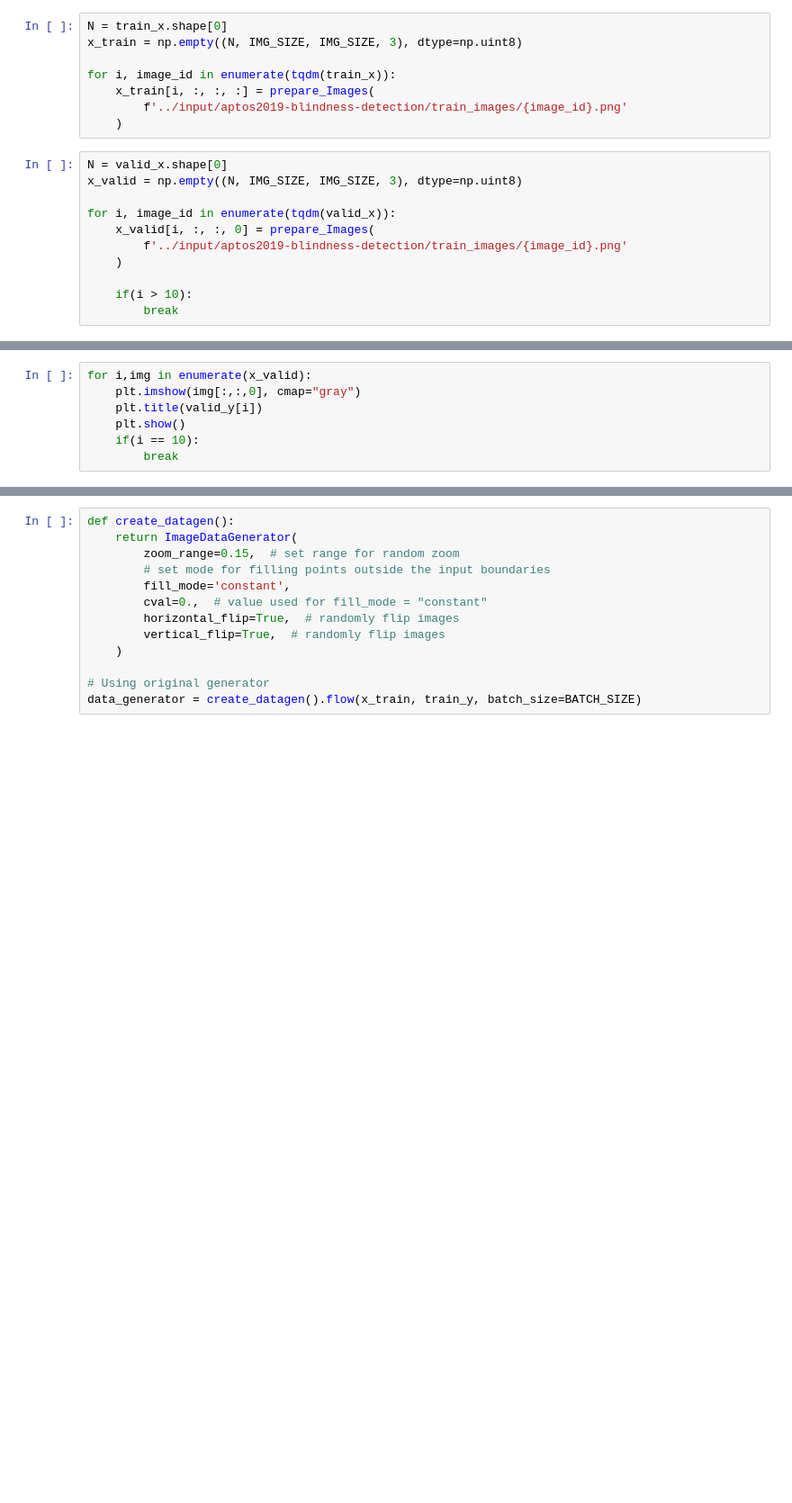
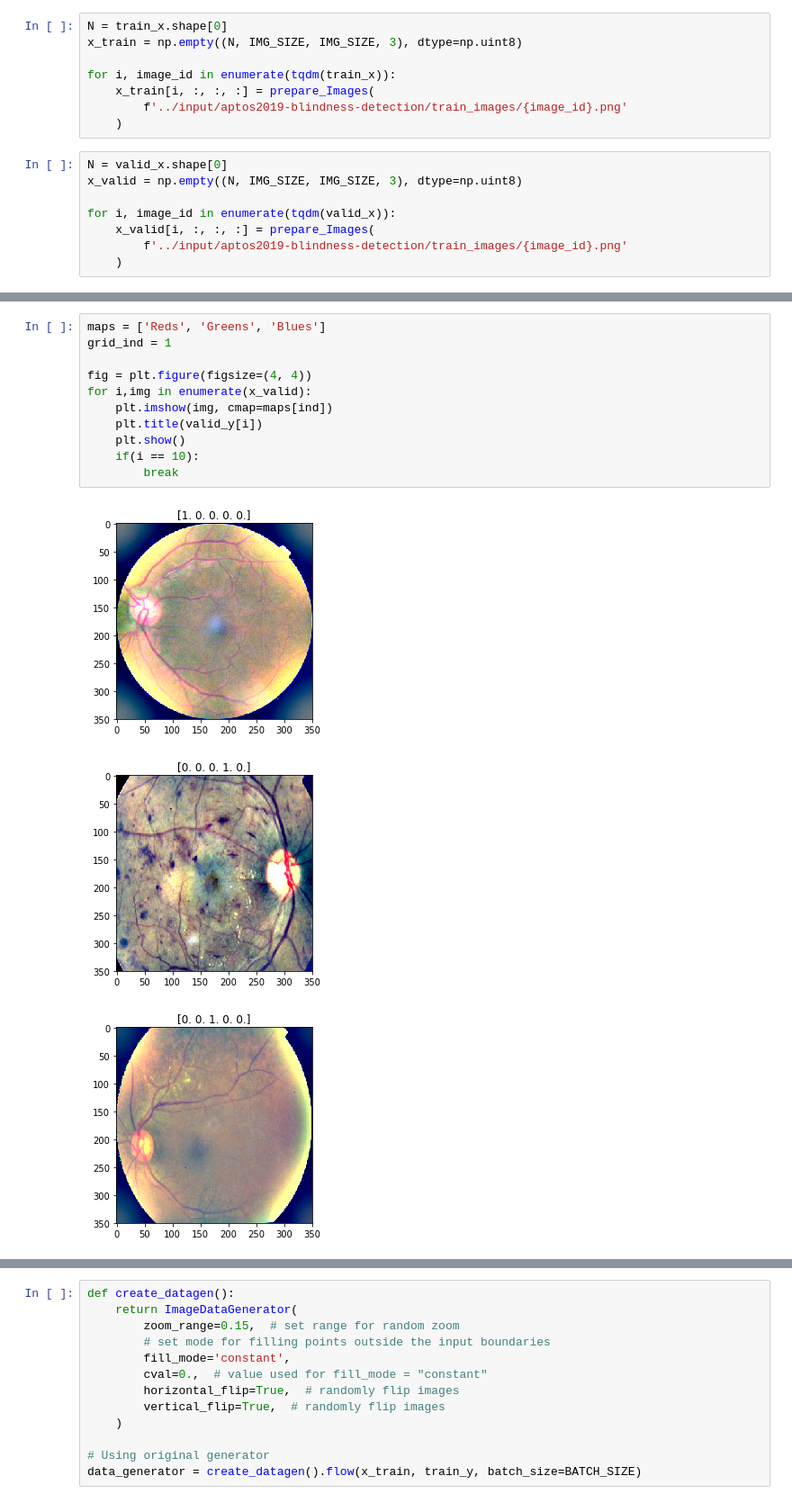
Before and after one commit to manharsharma007/diabetic-retinopathy-detection, a Jupyter notebook: blindness-detection-retinopathy.ipynb, the cells around one changed output, grey strips where cells are left out. Shown at 90% size. Cells and saved outputs as stored; diff of their text form; blank space fills up the shorter version.

```diff
--- a/blindness-detection-retinopathy.ipynb
+++ b/blindness-detection-retinopathy.ipynb
@@ -104,12 +106,9 @@ N = valid_x.shape[0]
 x_valid = np.empty((N, IMG_SIZE, IMG_SIZE, 3), dtype=np.uint8)
 
 for i, image_id in enumerate(tqdm(valid_x)):
-    x_valid[i, :, :, 0] = prepare_Images(
+    x_valid[i, :, :, :] = prepare_Images(
         f'../input/aptos2019-blindness-detection/train_images/{image_id}.png'
     )
-
-    if(i > 10):
-        break
 # %%
 print(x_train.shape)
 print(train_y.shape)
@@ -118,7 +122,15 @@ print(valid_y.shape)
 # %%
+maps = ['Reds', 'Greens', 'Blues']
+grid_ind = 1
+
+fig = plt.figure(figsize=(4, 4))
 for i,img in enumerate(x_valid):
-    plt.imshow(img[:,:,0], cmap="gray")
+    plt.imshow(img, cmap=maps[ind])
     plt.title(valid_y[i])
     plt.show()
     if(i == 10):
         break
+# %% [output]
+[figure, added]
+[figure, added]
+[figure, added]
```
Also changed, not shown: parts of 4 cells of this notebook.
